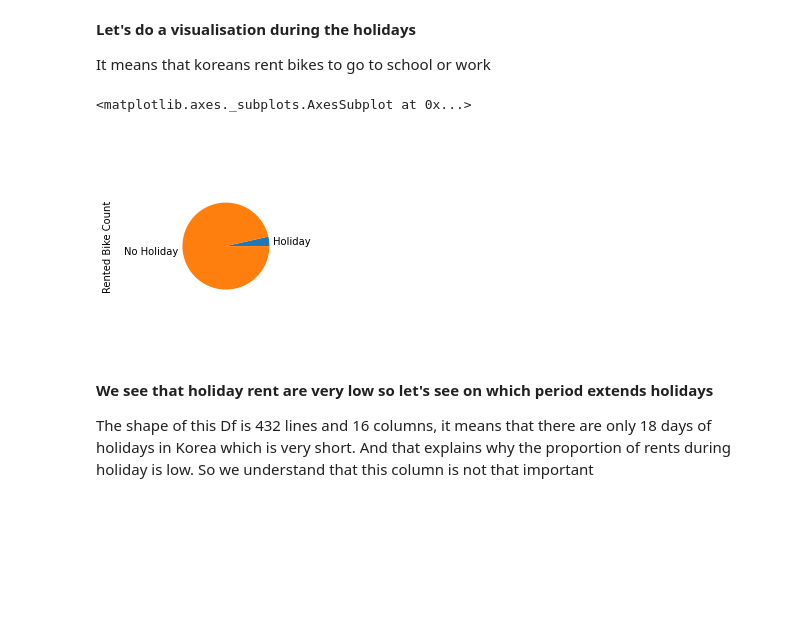
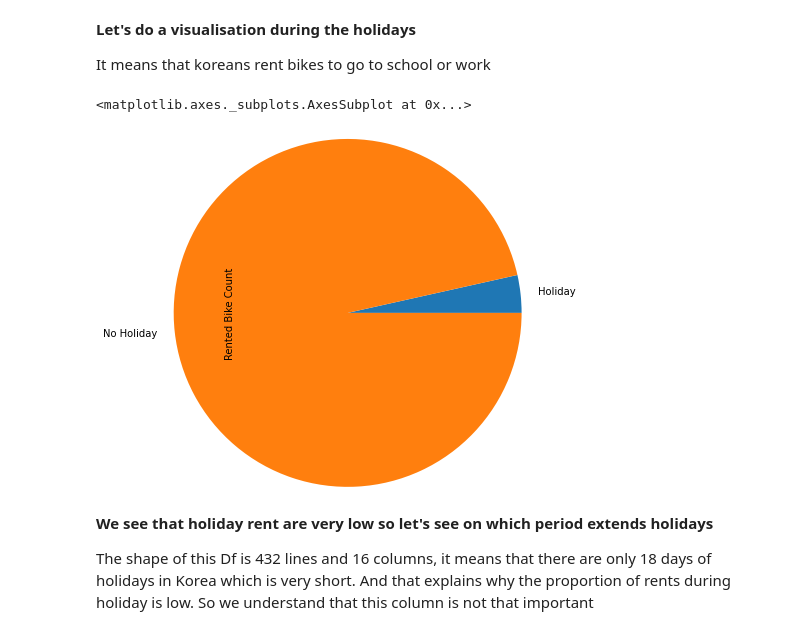
Before and after one commit to rohitrv8922/Bike-Sharing-Demand-Prediction, a Jupyter notebook: ROHIT_VERMA_(Bike_Sharing_Demand_Prediction_Capstone_Project).ipynb, the cells around one changed output. Saved outputs shown, nothing was run; the diff lists cells and outputs as text; code cells hidden in the pictures; blank space fills up the shorter version.

```diff
--- a/ROHIT_VERMA_(Bike_Sharing_Demand_Prediction_Capstone_Project).ipynb
+++ b/ROHIT_VERMA_(Bike_Sharing_Demand_Prediction_Capstone_Project).ipynb
@@ -339,10 +340,10 @@ boxplotDay_night= bike_data.boxplot(['Rented Bike Count'],by='label_day_night',f
 
 It means that koreans rent bikes to go to school or work
 # %%
-bike_data.groupby('Holiday').sum()['Rented Bike Count'].plot.pie(radius=0.5)
+bike_data.groupby('Holiday').sum()['Rented Bike Count'].plot.pie(radius=2)
 # %% [output]
 <matplotlib.axes._subplots.AxesSubplot at 0x...>
-[figure, old version]
+[figure, new version]
 # %% [markdown]
 **We see that holiday rent are very low so let's see on which period extends holidays**
 
```
Also changed, not shown: parts of 36 cells of this notebook.
